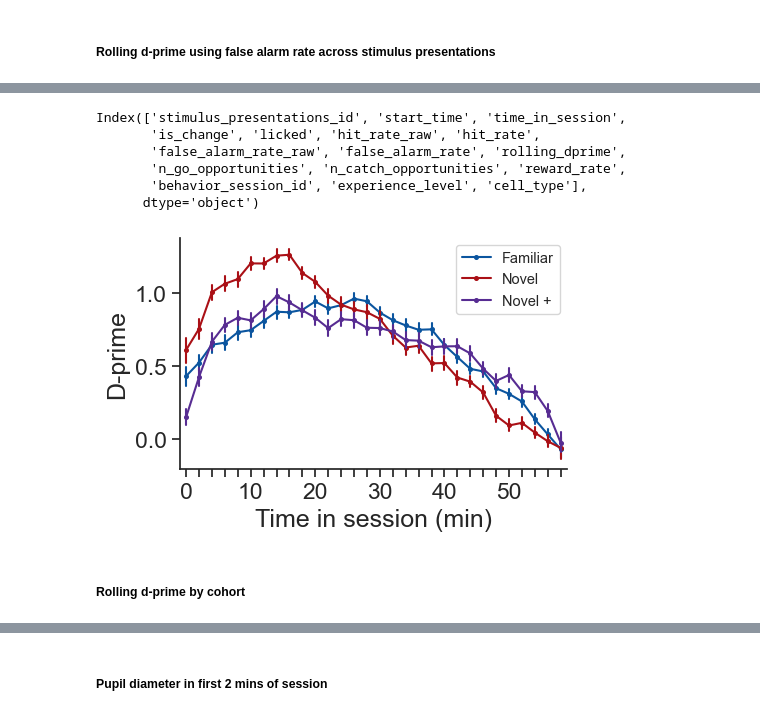
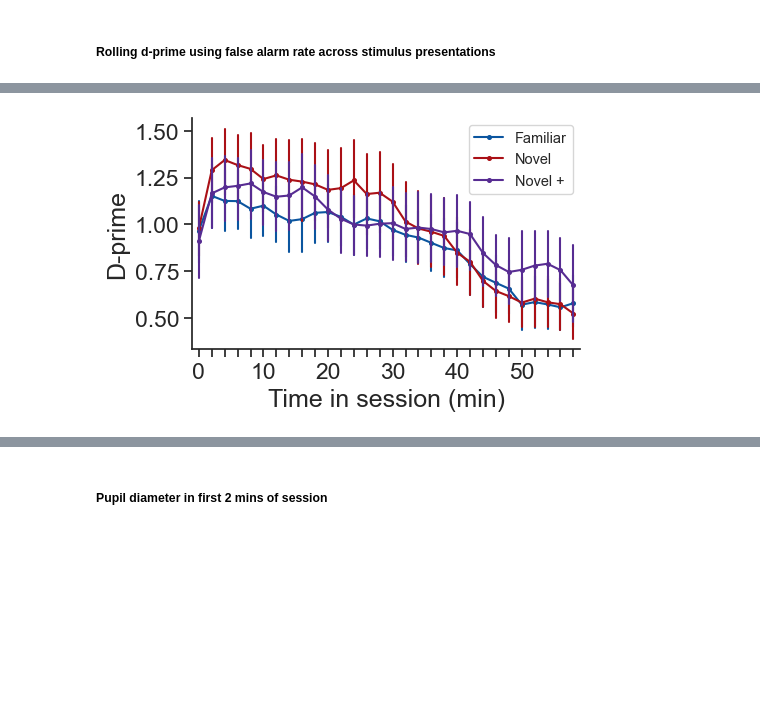
Before and after one commit to AllenInstitute/visual_behavior_analysis, a Jupyter notebook: notebooks/platform_paper_figures/figure_2_main.ipynb, the cells around one changed output, grey strips where cells are left out. Cells and saved outputs as stored; diff of their text form; code cells hidden in the pictures; blank space fills up the shorter version.

```diff
--- a/notebooks/platform_paper_figures/figure_2_main.ipynb
+++ b/notebooks/platform_paper_figures/figure_2_main.ipynb
@@ -486,20 +450,9 @@ rolling_sdf.head()
-# %%
-rolling_sdf.columns
-# %% [output]
-Index(['stimulus_presentations_id', 'start_time', 'time_in_session',
-       'is_change', 'licked', 'hit_rate_raw', 'hit_rate',
-       'false_alarm_rate_raw', 'false_alarm_rate', 'rolling_dprime',
-       'n_go_opportunities', 'n_catch_opportunities', 'reward_rate',
-       'behavior_session_id', 'experience_level', 'cell_type'],
-      dtype='object')
 # %%
 # rolling d-prime over time in session, in 2 min bins, x labeled in 10 min increments
 ax = ppf.plot_rolling_metric_over_time_in_session(
-    rolling_sdf, metric='rolling_dprime',
+    rolling_mouse, metric='rolling_dprime',
     bin_size_seconds=120, max_minutes=60, label_every=5,
     ylabel="D-prime", save_dir=save_dir, folder='within_session_behavior',
 )
 # %% [output]
-[figure, old version]
+[figure, new version]
-# %% [markdown]
-##### Rolling d-prime by cohort
```
Also changed, not shown: parts of 32 cells of this notebook, 8 other files.
